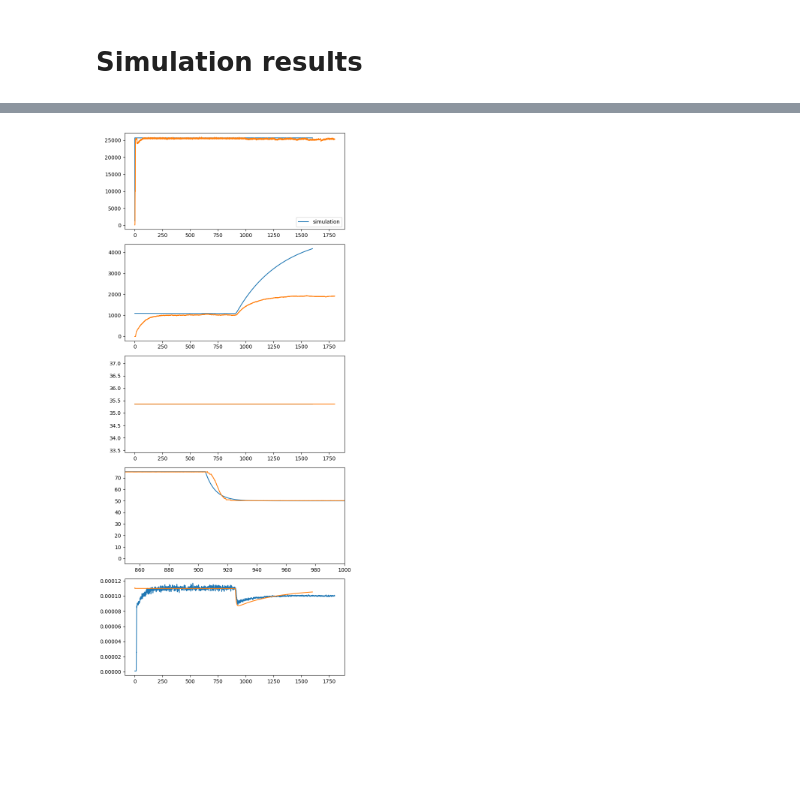
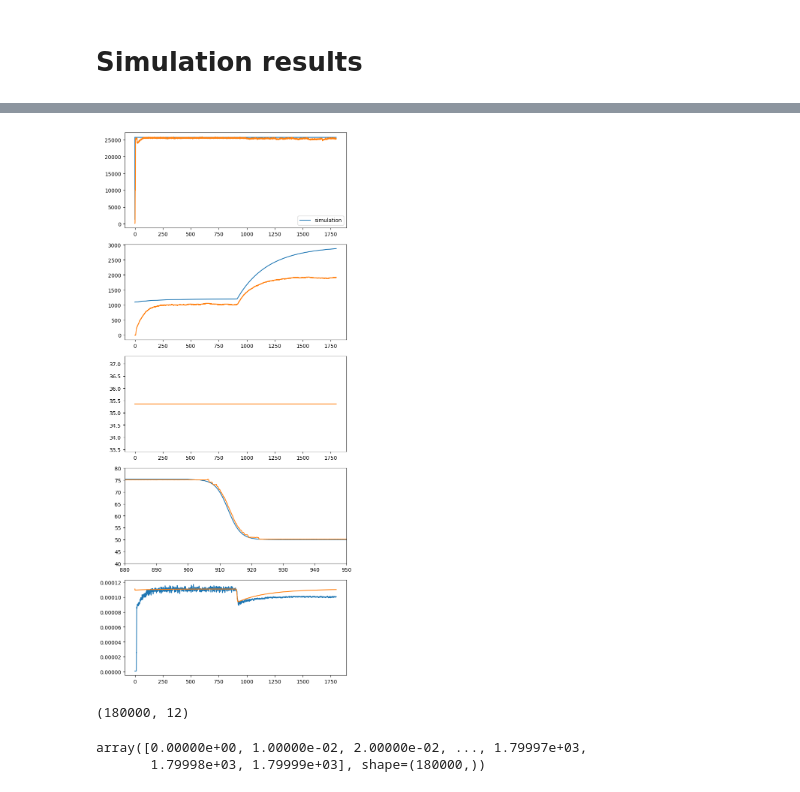
Before and after one commit to fluid-systems/test-rig-control-model, a Jupyter notebook: notebooks/valve_closure_3536_75to_50.ipynb, the cells around one changed output, grey strips where cells are left out. Cells and saved outputs as stored; diff of their text form; code cells hidden in the pictures; blank space fills up the shorter version.

```diff
--- a/notebooks/valve_closure_3536_75to_50.ipynb
+++ b/notebooks/valve_closure_3536_75to_50.ipynb
@@ -268,8 +270,8 @@ sys.set_up_DAE()
 sys.set_up_initial_values(q_p_0, h_I_0, z_0, q_e_0)
 
 t0 = 0
-t_stop = 1600
-tc = 905
+t_stop = 1800
+tc = 900
 dt = 1e-2
 nt = round((t_stop - t0) / dt)
 
@@ -299,11 +301,19 @@ u0 = []
 
 # LL = 1  # logistic function coeff
 # k = 10
+offset = 0.753
+sigmoid_growth = 0.5
+onset_time = 25
+amplitude = 0.50
 for tt in t_3:
     if tt < tc:
         u0.append([omega_mean, 0.753])
     else:
-        u0.append([omega_mean, 0.50])
+        vc = offset - (
+            -(amplitude - offset)
+            / (1 + np.exp(-sigmoid_growth * (tt - tc - onset_time / 2)))
+        )
+        u0.append([omega_mean, vc])
 
 u_u_e = np.array(u0)
 
@@ -399,32 +444,42 @@ plot_results(run.time_series, "time", ["test_rig.tank_1_pressure"], axes=axs[1])
 
 axs[2].plot(t_3[:], x_vals_3[:, 10])
 plot_results(
     run.time_series.iloc[:],
     "time",
     ["pump_1.output"],
     axes=axs[2],
 )
 
 axs[3].plot(t_3[:], x_vals_3[:, 11] * 100)
 plot_results(
     run.time_series.iloc[:30000],
     "time",
     ["test_rig.consumer_1_valve_opening"],
     axes=axs[3],
 )
 # for i, ix in enumerate(relevant_x[2:]):
 #     axs[i + 1].plot(t_3[:], x_vals_3[:, ix], label=sys.x[ix].name() + ", dt:1e-3")
 #     axs[i + 1].legend()
 
-axs[3].set_xlim(850, 1000)
+axs[3].set_xlim(880, 950)
+axs[3].set_ylim(40, 80)
 
 plot_results(
     run.time_series,
     "time",
     ["test_rig.consumer_1_volume_flow"],
     axes=axs[4],
 )
 axs[4].plot(t_3[:], ax_vals_3[:, 2], label=sys.ax[2].name())
 plt.tight_layout()
 # %% [output]
-[figure, old version]
+[figure, new version]
+# %%
+x_vals_3.shape
+# %% [output]
+(180000, 12)
+# %%
+t_3
+# %% [output]
+array([0.00000e+00, 1.00000e-02, 2.00000e-02, ..., 1.79997e+03,
+       1.79998e+03, 1.79999e+03], shape=(180000,))
```
Also changed, not shown: parts of 10 cells of this notebook, 10 other files.
